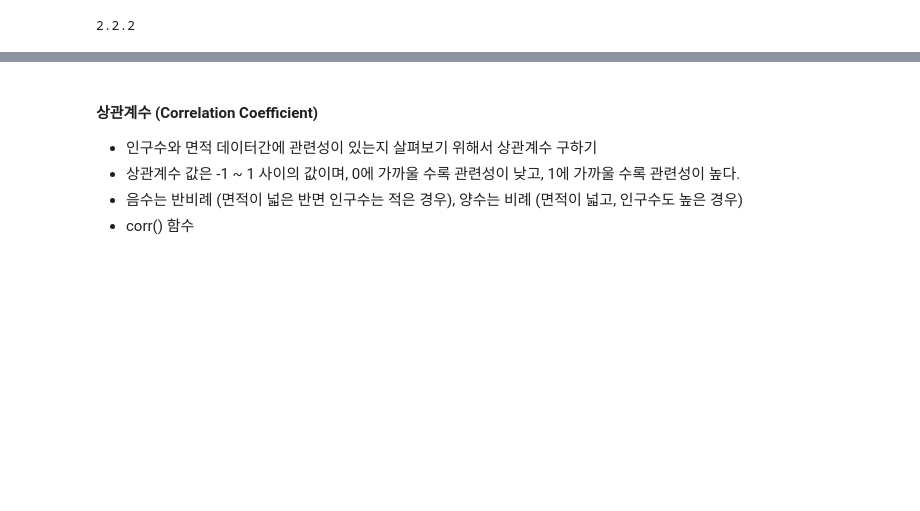
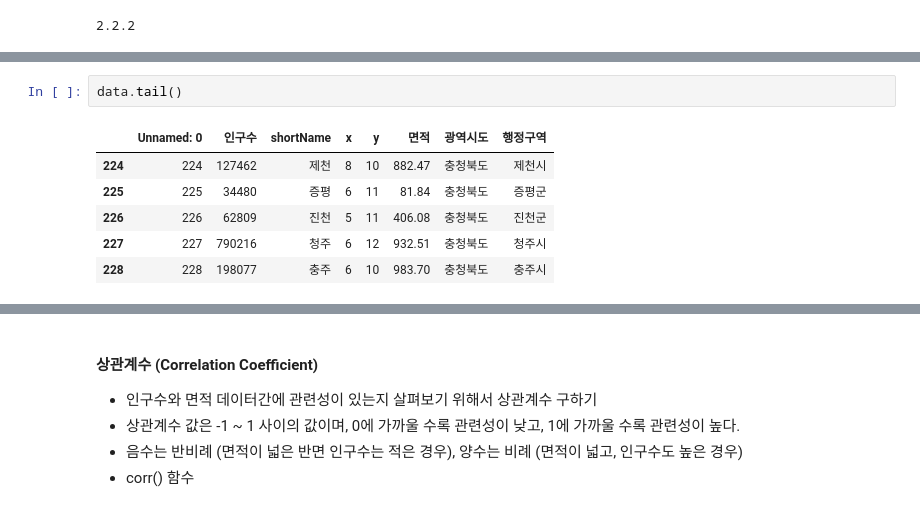
Before and after one commit to Soogyong0726/python_webscraping_analysis, a Jupyter notebook: 03-1.행정구역정보_분석과시각화.ipynb, the cells around one changed output, grey strips where cells are left out. Cells and saved outputs as stored; diff of their text form; blank space fills up the shorter version.

```diff
--- a/03-1.행정구역정보_분석과시각화.ipynb
+++ b/03-1.행정구역정보_분석과시각화.ipynb
@@ -19,0 +32,9 @@ print(type(data))
+# %%
+data.tail()
+# %% [output]
+|  | Unnamed: 0 | 인구수 | shortName | x | y | 면적 | 광역시도 | 행정구역 |
+| 224 | 224 | 127462 | 제천 | 8 | 10 | 882.47 | 충청북도 | 제천시 |
+| 225 | 225 | 34480 | 증평 | 6 | 11 | 81.84 | 충청북도 | 증평군 |
+| 226 | 226 | 62809 | 진천 | 5 | 11 | 406.08 | 충청북도 | 진천군 |
+| 227 | 227 | 790216 | 청주 | 6 | 12 | 932.51 | 충청북도 | 청주시 |
+| 228 | 228 | 198077 | 충주 | 6 | 10 | 983.70 | 충청북도 | 충주시 |
```
Also changed, not shown: parts of 12 cells of this notebook.
